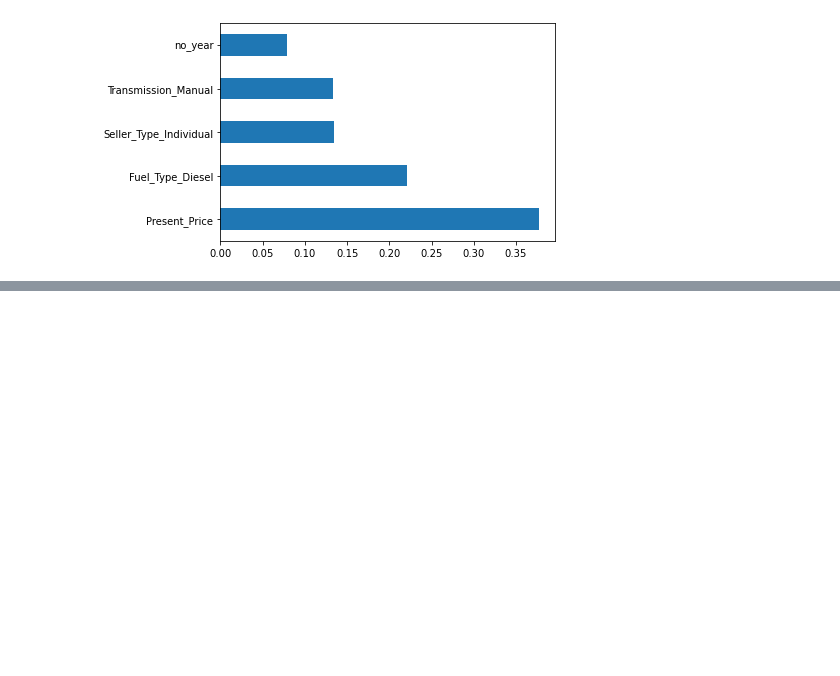
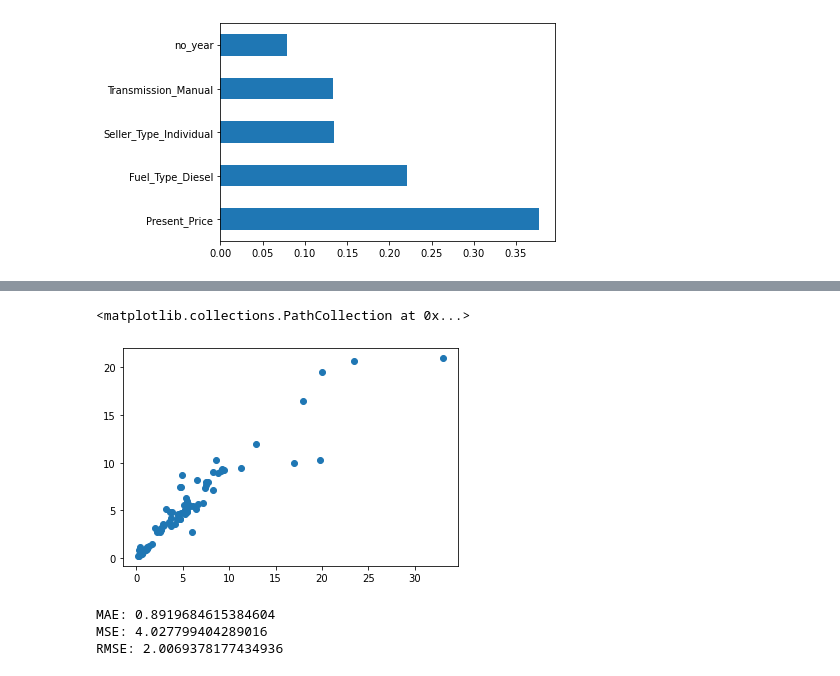
Before and after one commit to DoctorPruthuvi/python_repo, a Jupyter notebook: vehicle_dt/program.ipynb, the cells around one changed output, grey strips where cells are left out. Cells and saved outputs as stored; diff of their text form; code cells hidden in the pictures; blank space fills up the shorter version.

```diff
--- a/vehicle_dt/program.ipynb
+++ b/vehicle_dt/program.ipynb
@@ -198,0 +281,14 @@ NameError: name 'np' is not defined
+# %%
+plt.scatter(y_test,predictions)
+# %% [output]
+<matplotlib.collections.PathCollection at 0x...>
+[figure, added]
+# %%
+from sklearn import metrics
+print('MAE:', metrics.mean_absolute_error(y_test, predictions))
+print('MSE:', metrics.mean_squared_error(y_test, predictions))
+print('RMSE:', np.sqrt(metrics.mean_squared_error(y_test, predictions)))
+# %% [output]
+MAE: 0.8919684615384604
+MSE: 4.027799404289016
+RMSE: 2.0069378177434936
```
Also changed, not shown: parts of 8 cells of this notebook.
